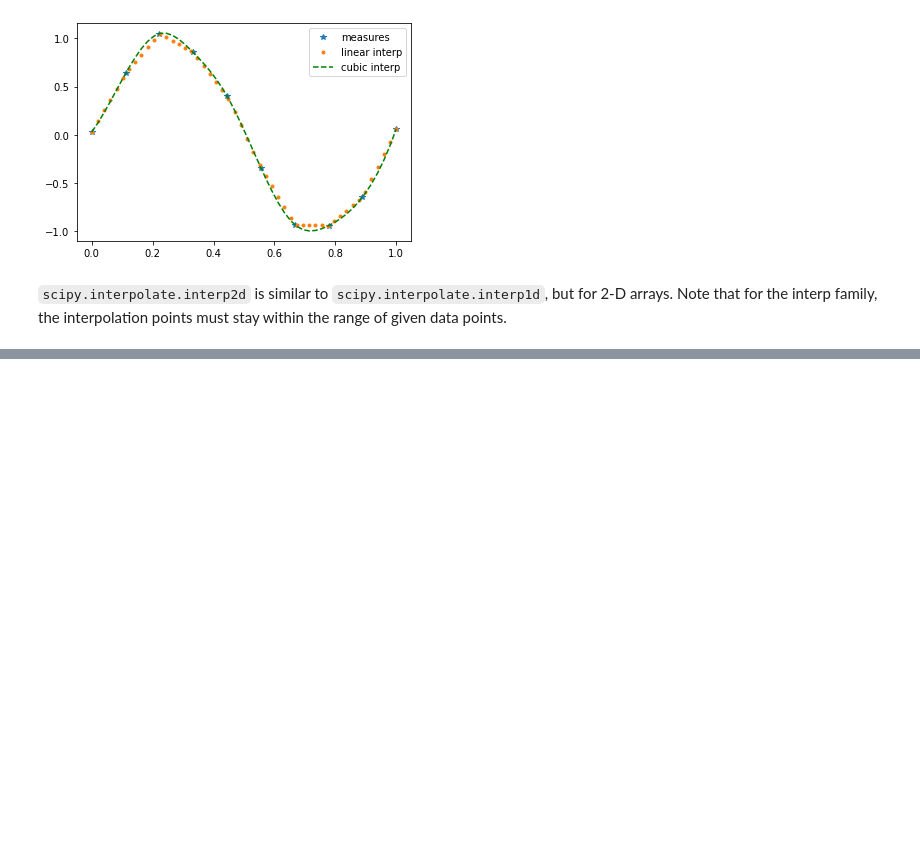
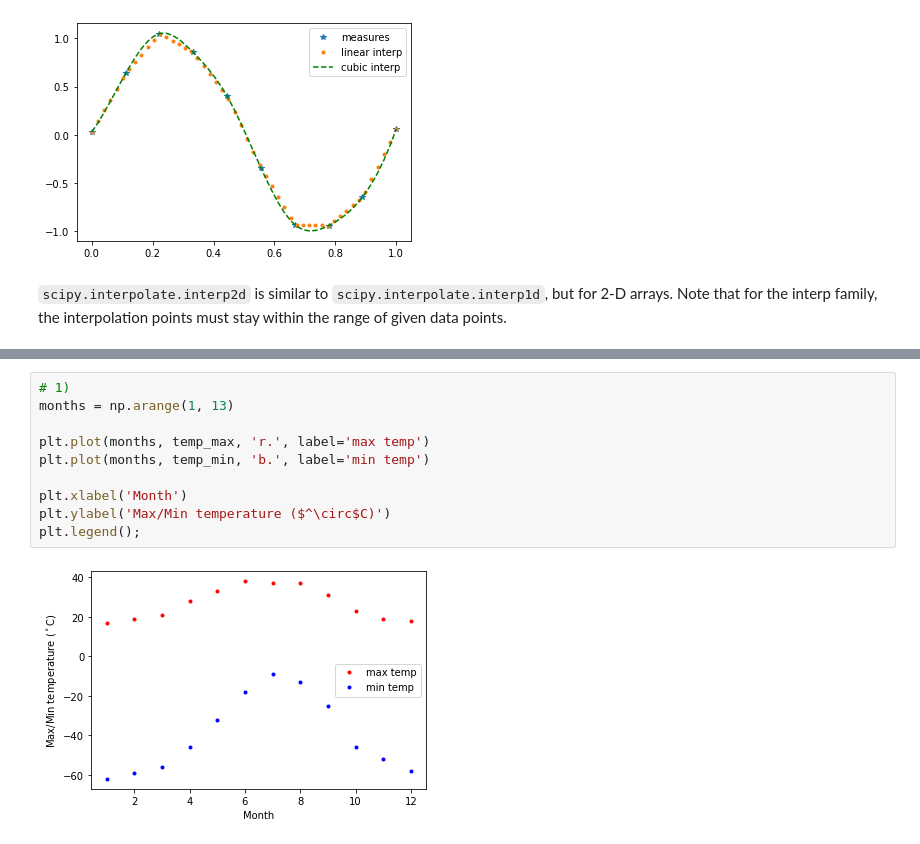
Before and after one commit to skacem/Learning-Machine-Learning, a Jupyter notebook: Scipy-Lecture-Notes/102_scipy.ipynb, the cells around one changed output, grey strips where cells are left out. Cells and saved outputs as stored; diff of their text form; blank space fills up the shorter version.

```diff
--- a/Scipy-Lecture-Notes/102_scipy.ipynb
+++ b/Scipy-Lecture-Notes/102_scipy.ipynb
@@ -280,0 +296,12 @@ plt.legend()
+# %%
+# 1)
+months = np.arange(1, 13)
+
+plt.plot(months, temp_max, 'r.', label='max temp')
+plt.plot(months, temp_min, 'b.', label='min temp')
+
+plt.xlabel('Month')
+plt.ylabel('Max/Min temperature ($^\circ$C)')
+plt.legend();
+# %% [output]
+[figure, added]
```
Also changed, not shown: parts of 52 cells of this notebook.
